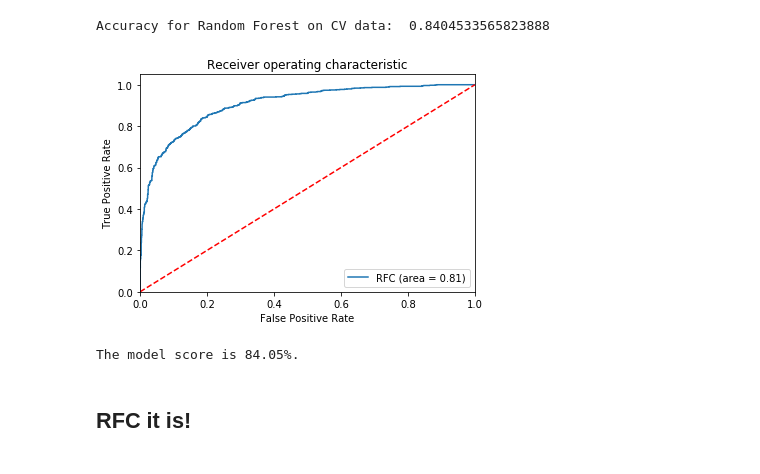
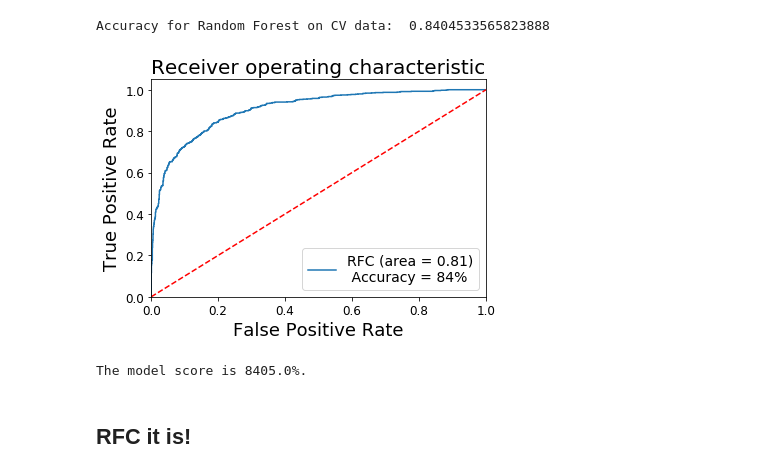
Before and after one commit to metamoles/metamoles, a Jupyter notebook: notebooks/metacyc_notebooks/grid_search.ipynb, the cells around one changed output. Saved outputs shown, nothing was run; the diff lists cells and outputs as text; code cells hidden in the pictures.

```diff
--- a/notebooks/metacyc_notebooks/grid_search.ipynb
+++ b/notebooks/metacyc_notebooks/grid_search.ipynb
@@ -224,24 +224,30 @@ Accuracy for Random Forest on CV data:  0.8404533565823888
 # %%
 logit_roc_auc = roc_auc_score(reaction_test, rfc1.predict(feature_test))
 
 fpr, tpr, thresholds = roc_curve(reaction_test, rfc1.predict_proba(feature_test)[:,1])
-
+score = rfc1.score(feature_test, reaction_test)
+score = (round(score*100,2))
 plt.figure()
-plt.plot(fpr, tpr, label='RFC (area = %0.2f)' % logit_roc_auc)
+plt.plot(fpr, tpr, label='RFC (area = %0.2f)' % logit_roc_auc + '\n Accuracy = %0.f' % score + '%')
+plt.plot()
 plt.plot([0, 1], [0, 1],'r--')
 plt.xlim([0.0, 1.0])
 plt.ylim([0.0, 1.05])
-plt.xlabel('False Positive Rate')
-plt.ylabel('True Positive Rate')
-plt.title('Receiver operating characteristic')
-plt.legend(loc="lower right")
+plt.xlabel('False Positive Rate', fontsize=18)
+plt.ylabel('True Positive Rate', fontsize=18)
+plt.xticks(fontsize=12)
+plt.yticks(fontsize=12)
+plt.title('Receiver operating characteristic', fontsize=20)
+plt.legend(loc="lower right", fontsize=14)
+plt.savefig('RRF_ROC.png', dpi=500, format='png')
 plt.show()
 
-score = rfc1.score(feature_test, reaction_test)
+
+
 print('The model score is ' + str(round(score*100, 2)) + '%.')
 # %% [output]
-[figure, old version]
+[figure, new version]
-The model score is 84.05%.
+The model score is 8405.0%.
 # %% [markdown]
 ## RFC it is!
 # %% [markdown]
```
Also changed, not shown: parts of 1 cell of this notebook.
